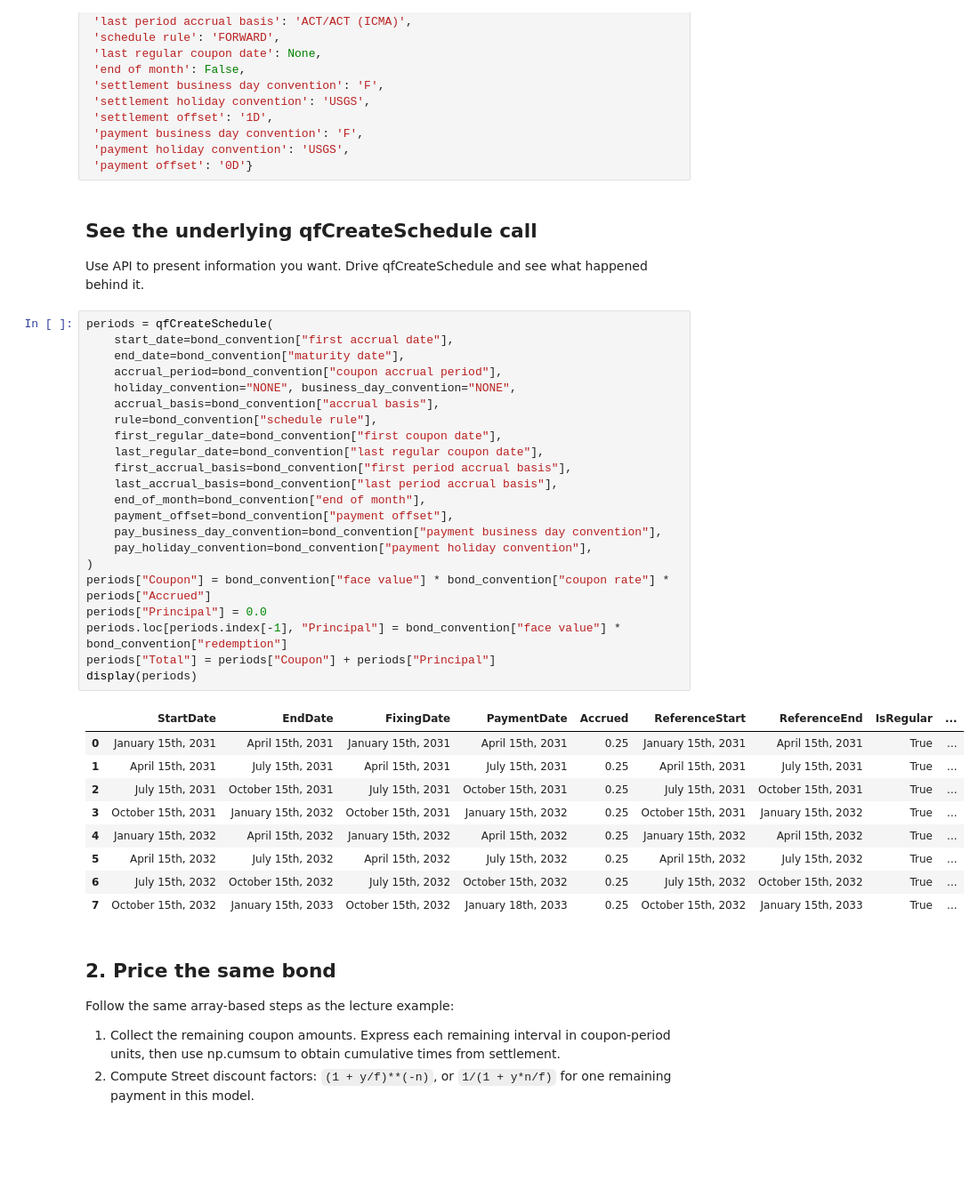
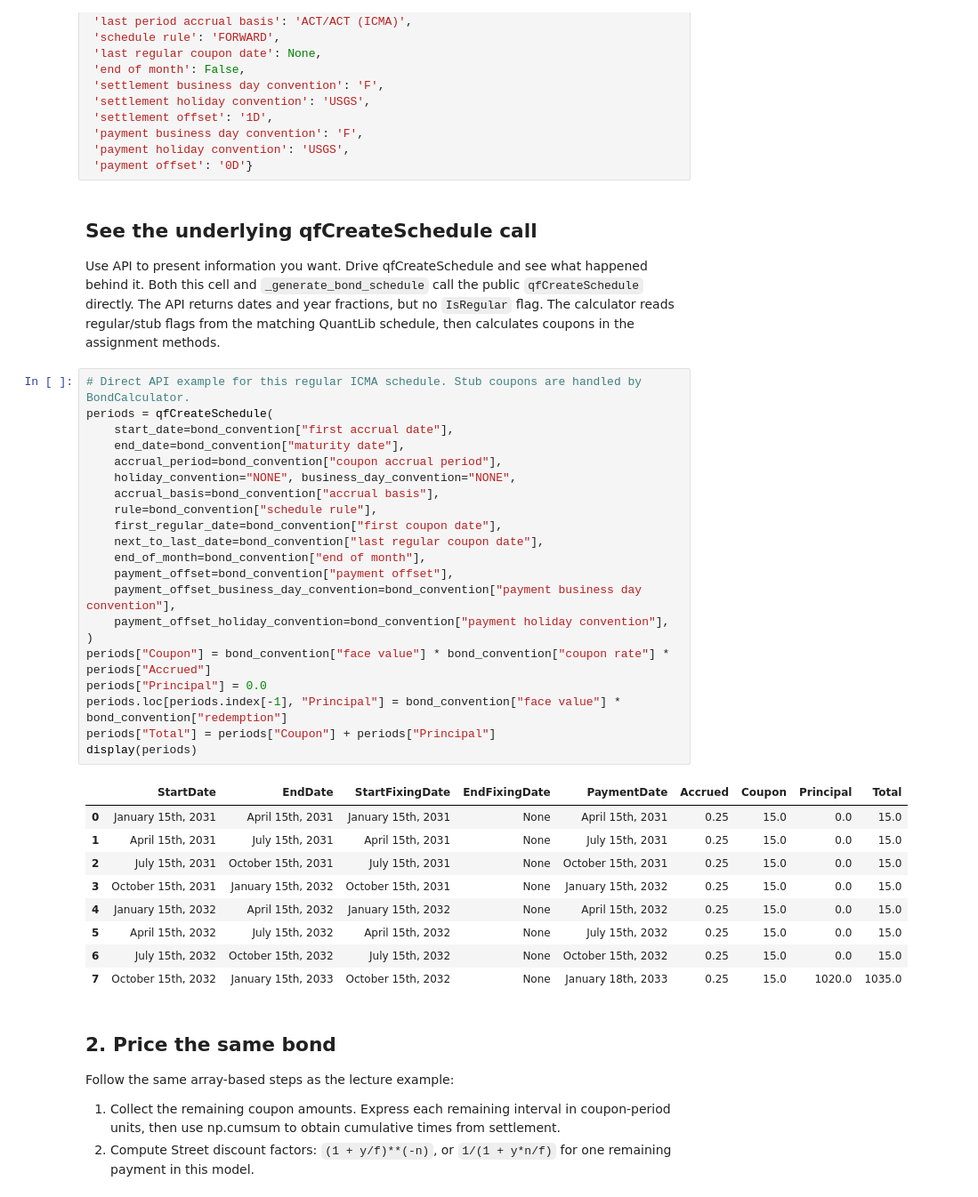
Before and after one commit to Jerry0108-SJ/FRE-GY-9743-Assignments-2, a Jupyter notebook: fixedincomelib/hw2_bondcalculator.ipynb, the cells around one changed output. Shown at 89% size. Drawn from its saved outputs; the diff is of its cells as text; blank space fills up the shorter version.

```diff
--- a/fixedincomelib/hw2_bondcalculator.ipynb
+++ b/fixedincomelib/hw2_bondcalculator.ipynb
@@ -89,38 +89,38 @@ bond_convention = {'issue date': '2031-01-15',
 ## See the underlying qfCreateSchedule call
 
 Use API to present information you want. Drive qfCreateSchedule and see what happened behind it.
+Both this cell and `_generate_bond_schedule` call the public `qfCreateSchedule` directly. The API returns dates and year fractions, but no `IsRegular` flag. The calculator reads regular/stub flags from the matching QuantLib schedule, then calculates coupons in the assignment methods.
 # %%
+# Direct API example for this regular ICMA schedule. Stub coupons are handled by BondCalculator.
 periods = qfCreateSchedule(
     start_date=bond_convention["first accrual date"],
     end_date=bond_convention["maturity date"],
     accrual_period=bond_convention["coupon accrual period"],
     holiday_convention="NONE", business_day_convention="NONE",
     accrual_basis=bond_convention["accrual basis"],
     rule=bond_convention["schedule rule"],
     first_regular_date=bond_convention["first coupon date"],
-    last_regular_date=bond_convention["last regular coupon date"],
-    first_accrual_basis=bond_convention["first period accrual basis"],
-    last_accrual_basis=bond_convention["last period accrual basis"],
+    next_to_last_date=bond_convention["last regular coupon date"],
     end_of_month=bond_convention["end of month"],
     payment_offset=bond_convention["payment offset"],
-    pay_business_day_convention=bond_convention["payment business day convention"],
-    pay_holiday_convention=bond_convention["payment holiday convention"],
+    payment_offset_business_day_convention=bond_convention["payment business day convention"],
+    payment_offset_holiday_convention=bond_convention["payment holiday convention"],
 )
 periods["Coupon"] = bond_convention["face value"] * bond_convention["coupon rate"] * periods["Accrued"]
 periods["Principal"] = 0.0
 periods.loc[periods.index[-1], "Principal"] = bond_convention["face value"] * bond_convention["redemption"]
 periods["Total"] = periods["Coupon"] + periods["Principal"]
 display(periods)
 # %% [output]
-|  | StartDate | EndDate | FixingDate | PaymentDate | Accrued | ReferenceStart | ReferenceEnd | IsRegular | ... |
-| 0 | January 15th, 2031 | April 15th, 2031 | January 15th, 2031 | April 15th, 2031 | 0.25 | January 15th, 2031 | April 15th, 2031 | True | ... |
-| 1 | April 15th, 2031 | July 15th, 2031 | April 15th, 2031 | July 15th, 2031 | 0.25 | April 15th, 2031 | July 15th, 2031 | True | ... |
-| 2 | July 15th, 2031 | October 15th, 2031 | July 15th, 2031 | October 15th, 2031 | 0.25 | July 15th, 2031 | October 15th, 2031 | True | ... |
-| 3 | October 15th, 2031 | January 15th, 2032 | October 15th, 2031 | January 15th, 2032 | 0.25 | October 15th, 2031 | January 15th, 2032 | True | ... |
-| 4 | January 15th, 2032 | April 15th, 2032 | January 15th, 2032 | April 15th, 2032 | 0.25 | January 15th, 2032 | April 15th, 2032 | True | ... |
-| 5 | April 15th, 2032 | July 15th, 2032 | April 15th, 2032 | July 15th, 2032 | 0.25 | April 15th, 2032 | July 15th, 2032 | True | ... |
-| 6 | July 15th, 2032 | October 15th, 2032 | July 15th, 2032 | October 15th, 2032 | 0.25 | July 15th, 2032 | October 15th, 2032 | True | ... |
-| 7 | October 15th, 2032 | January 15th, 2033 | October 15th, 2032 | January 18th, 2033 | 0.25 | October 15th, 2032 | January 15th, 2033 | True | ... |
+|  | StartDate | EndDate | StartFixingDate | EndFixingDate | PaymentDate | Accrued | Coupon | Principal | Total |
+| 0 | January 15th, 2031 | April 15th, 2031 | January 15th, 2031 | None | April 15th, 2031 | 0.25 | 15.0 | 0.0 | 15.0 |
+| 1 | April 15th, 2031 | July 15th, 2031 | April 15th, 2031 | None | July 15th, 2031 | 0.25 | 15.0 | 0.0 | 15.0 |
+| 2 | July 15th, 2031 | October 15th, 2031 | July 15th, 2031 | None | October 15th, 2031 | 0.25 | 15.0 | 0.0 | 15.0 |
+| 3 | October 15th, 2031 | January 15th, 2032 | October 15th, 2031 | None | January 15th, 2032 | 0.25 | 15.0 | 0.0 | 15.0 |
+| 4 | January 15th, 2032 | April 15th, 2032 | January 15th, 2032 | None | April 15th, 2032 | 0.25 | 15.0 | 0.0 | 15.0 |
+| 5 | April 15th, 2032 | July 15th, 2032 | April 15th, 2032 | None | July 15th, 2032 | 0.25 | 15.0 | 0.0 | 15.0 |
+| 6 | July 15th, 2032 | October 15th, 2032 | July 15th, 2032 | None | October 15th, 2032 | 0.25 | 15.0 | 0.0 | 15.0 |
+| 7 | October 15th, 2032 | January 15th, 2033 | October 15th, 2032 | None | January 18th, 2033 | 0.25 | 15.0 | 1020.0 | 1035.0 |
 # %% [markdown]
 ## 2. Price the same bond
 
```
Also changed, not shown: parts of 1 cell of this notebook, 6 other files.
